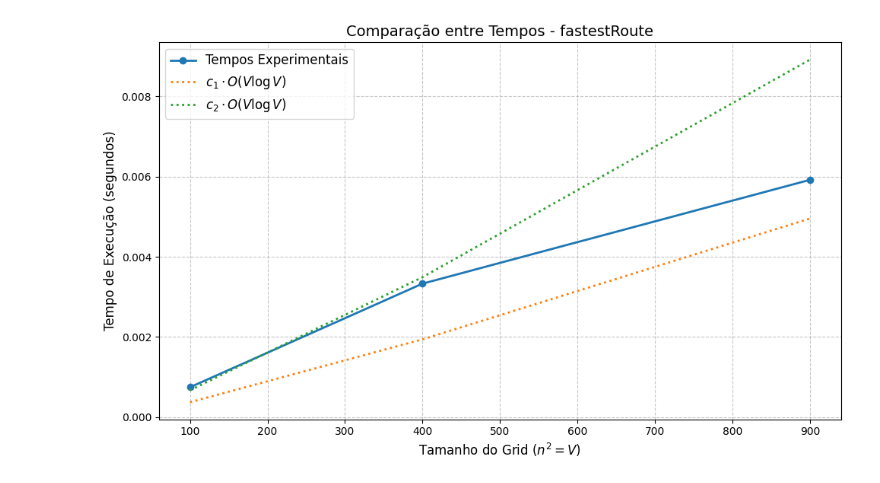
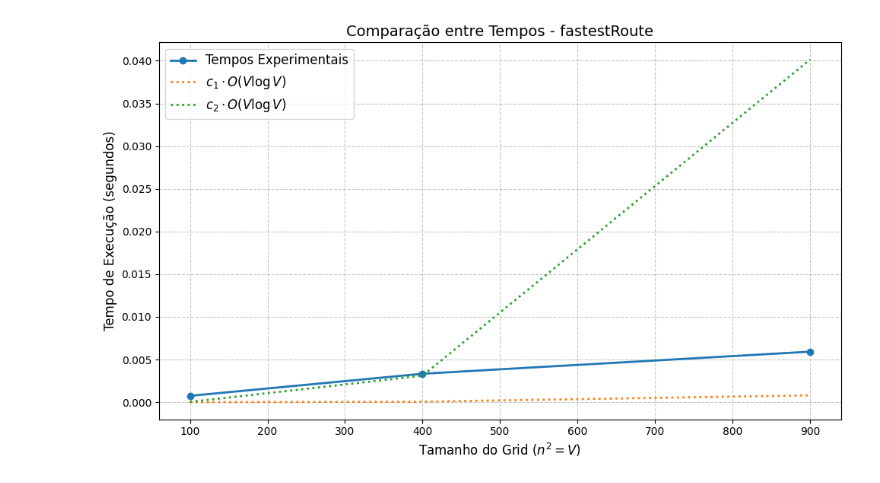
Before and after one commit to eduardammag/ProjetoDePlanejamentoTransporteVargas, a Jupyter notebook: tarefa_3/analysis_time_execution/plote_time.ipynb, the cells around one changed output. Drawn from its saved outputs; the diff is of its cells as text; code cells hidden in the pictures.

```diff
--- a/tarefa_3/analysis_time_execution/plote_time.ipynb
+++ b/tarefa_3/analysis_time_execution/plote_time.ipynb
@@ -15,34 +15,34 @@ execution_times_data = {
 
 # Extração de valores de n e tempos
 sizes = [int(size.split('x')[0])**2 for size in execution_times_data.keys()]  # V = n^2
 times = list(execution_times_data.values())
 
-# Cálculo teórico: O(V log V), onde V = n^2
-theoretical_growth = [n * np.log2(n) for n in sizes]
+# Cálculo teórico: O(V^(3/2) log V), onde V = n^2
+theoretical_growth = [(n**3) * np.log2(n**2) for n in sizes]
 
 # Normalizando a função teórica para comparar com os tempos experimentais
 scale_factor = times[0] / theoretical_growth[0]  # Normaliza pelo primeiro ponto experimental
 scaled_theoretical_growth = [scale_factor * value for value in theoretical_growth]
 
 # Definindo constantes c1 e c2 para os limites superior e inferior
-c1, c2 = 0.5, 0.9  # Ajuste conforme necessário para verificar os limites
+c1, c2 = 0.001, 0.05  # Ajuste conforme necessário para verificar os limites
 
 # Calculando limites inferior e superior
 lower_bound = [c1 * value for value in scaled_theoretical_growth]
 upper_bound = [c2 * value for value in scaled_theoretical_growth]
 
 # Plotando os dados experimentais, teóricos e os limites
 plt.figure(figsize=(10, 6))
 plt.plot(sizes, times, marker='o', linestyle='-', label='Tempos Experimentais', linewidth=2)
 # plt.plot(sizes, scaled_theoretical_growth, marker='x', linestyle='--', label=r'$O(V \log V)$ (Normalizado)', linewidth=2)
 plt.plot(sizes, lower_bound, linestyle=':', label=r'$c_1 \cdot O(V \log V)$', linewidth=2)
 plt.plot(sizes, upper_bound, linestyle=':', label=r'$c_2 \cdot O(V \log V)$', linewidth=2)
 plt.title('Comparação entre Tempos - fastestRoute', fontsize=14)
 plt.xlabel('Tamanho do Grid $(n^2 = V)$', fontsize=12)
 plt.ylabel('Tempo de Execução (segundos)', fontsize=12)
 plt.grid(True, linestyle='--', alpha=0.7)
 plt.legend(fontsize=12)
 plt.tight_layout()
 plt.show()
 # %% [output]
-[figure, old version]
+[figure, new version]
```
